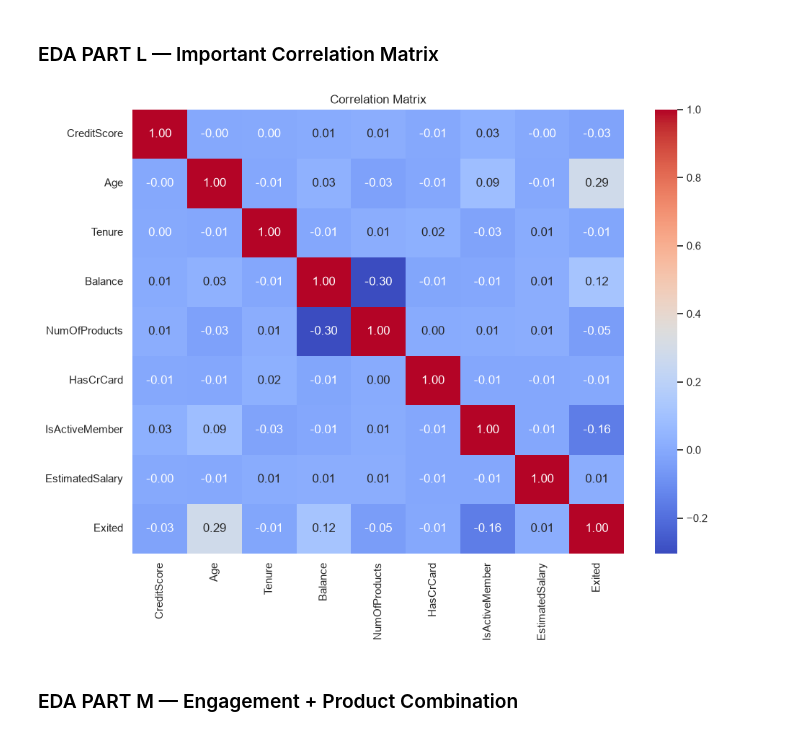
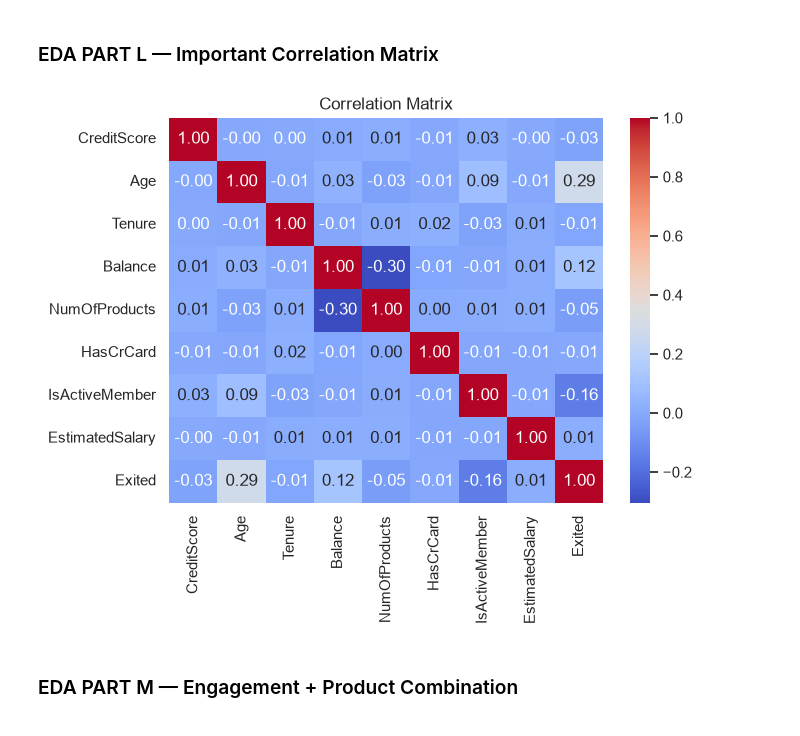
Before and after one commit to DivyeshChavda77/customer-retention-analysis, a Jupyter notebook: notebook/customer_retention_eda.ipynb, the cells around one changed output. Drawn from its saved outputs; the diff is of its cells as text; code cells hidden in the pictures.

```diff
--- a/notebook/customer_retention_eda.ipynb
+++ b/notebook/customer_retention_eda.ipynb
@@ -891,31 +900,31 @@ Retained      7963  72745.30   92072.68  0.0  221532.80
 # %%
 numeric_cols = [
     "CreditScore",
     "Age",
     "Tenure",
     "Balance",
     "NumOfProducts",
     "HasCrCard",
     "IsActiveMember",
     "EstimatedSalary",
     "Exited"
 ]
 
 correlation = df[numeric_cols].corr()
 
-plt.figure(figsize=(11, 8))
+plt.figure(figsize=(7, 5))
 
 sns.heatmap(
     correlation,
     annot=True,
     fmt=".2f",
     cmap="coolwarm"
 )
 
 plt.title("Correlation Matrix")
 plt.show()
 # %% [output]
-[figure, old version]
+[figure, new version]
 # %% [markdown]
 ### EDA PART M — Engagement + Product Combination
 # %%
```
Also changed, not shown: parts of 13 cells of this notebook, 6 other files.
